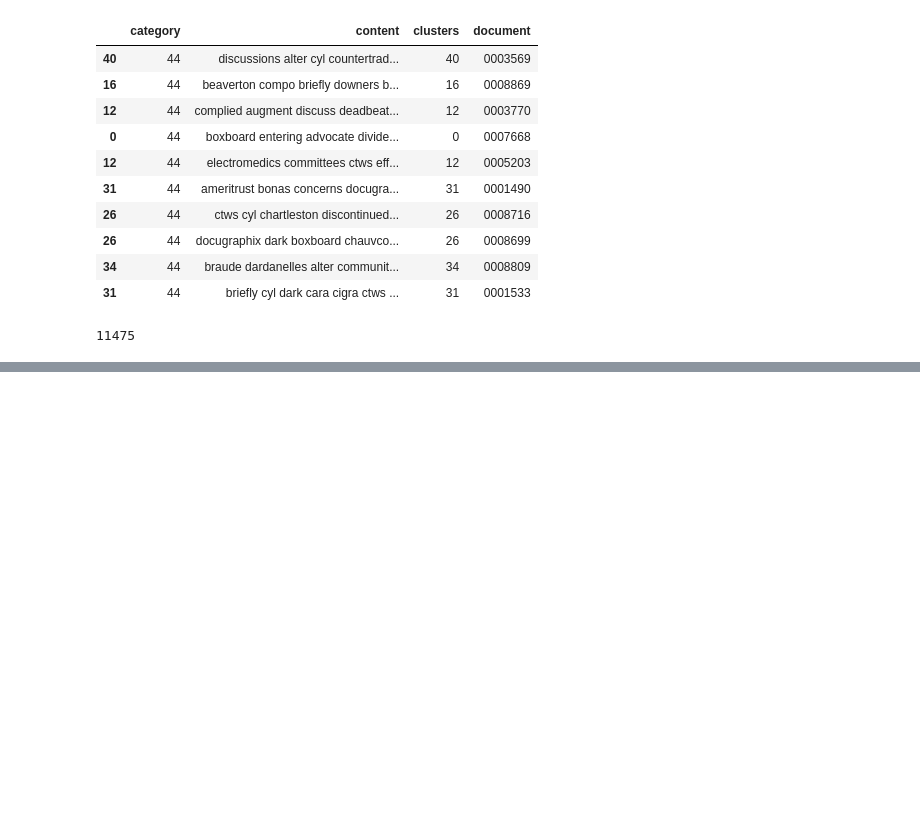
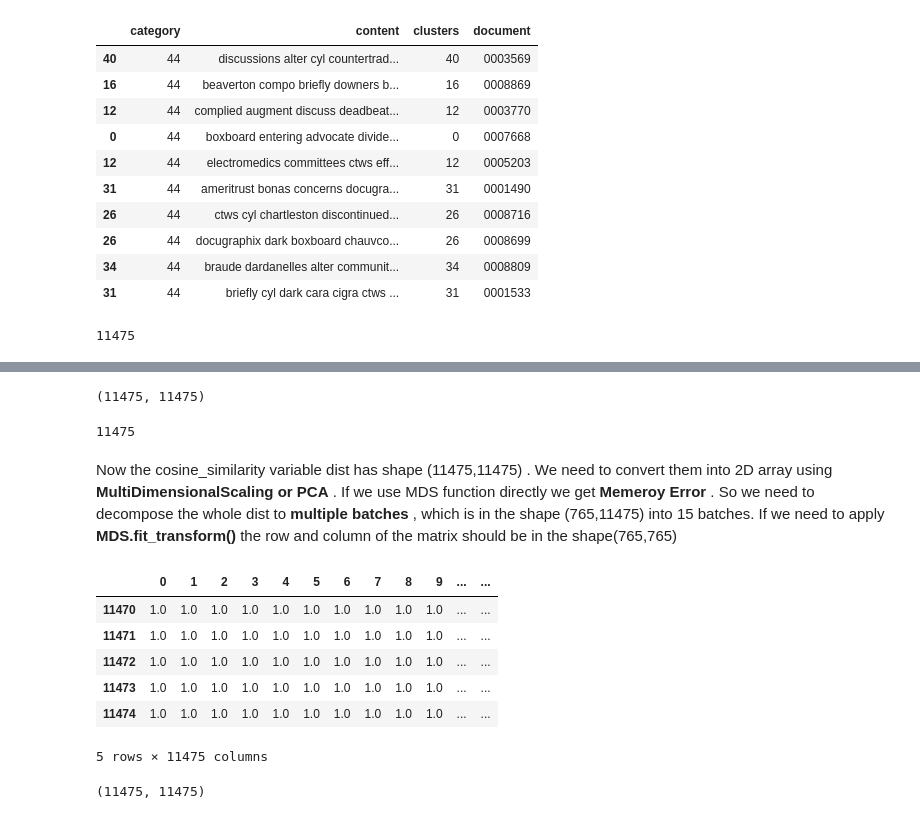
Before and after one commit to Madhivarman/DR, a Jupyter notebook: clustering/Clustering.ipynb, the cells around one changed output, grey strips where cells are left out. Drawn from its saved outputs; the diff is of its cells as text; code cells hidden in the pictures; blank space fills up the shorter version.

```diff
--- a/clustering/Clustering.ipynb
+++ b/clustering/Clustering.ipynb
@@ -333,0 +365,4 @@ Clusters 49 Documents: 0001949 0008002 0006696 0007447 0001055 0005809 0006291 0
+# %%
+dist.shape
+# %% [output]
+(11475, 11475)
@@ -333,0 +381,19 @@ Clusters 49 Documents: 0001949 0008002 0006696 0007447 0001055 0005809 0006291 0
+# %%
+len(dist_as_batch[0][1]) #the matrix is in shape(765,11475)
+# %% [output]
+11475
+# %% [markdown]
+Now the cosine_similarity variable dist has shape (11475,11475) . We need to convert them into 2D array using **MultiDimensionalScaling or PCA** . If we use MDS function directly we get **Memeroy Error** . So we need to decompose the whole dist to **multiple batches** , which is in the shape (765,11475)  into 15 batches. If we need to apply **MDS.fit_transform()** the row and column of the matrix should be in the shape(765,765)
+# %%
+#convert the dist into DatFrame
+dist_dataFrame = pd.DataFrame(data=dist,index=None,)
+# %%
+dist_dataFrame.tail()
+# %% [output]
+|  | 0 | 1 | 2 | 3 | 4 | 5 | 6 | 7 | 8 | 9 | ... | ... |
+| 11470 | 1.0 | 1.0 | 1.0 | 1.0 | 1.0 | 1.0 | 1.0 | 1.0 | 1.0 | 1.0 | ... | ... |
+| 11471 | 1.0 | 1.0 | 1.0 | 1.0 | 1.0 | 1.0 | 1.0 | 1.0 | 1.0 | 1.0 | ... | ... |
+| 11472 | 1.0 | 1.0 | 1.0 | 1.0 | 1.0 | 1.0 | 1.0 | 1.0 | 1.0 | 1.0 | ... | ... |
+| 11473 | 1.0 | 1.0 | 1.0 | 1.0 | 1.0 | 1.0 | 1.0 | 1.0 | 1.0 | 1.0 | ... | ... |
+| 11474 | 1.0 | 1.0 | 1.0 | 1.0 | 1.0 | 1.0 | 1.0 | 1.0 | 1.0 | 1.0 | ... | ... |
+5 rows × 11475 columns
@@ -333,0 +410,4 @@ Clusters 49 Documents: 0001949 0008002 0006696 0007447 0001055 0005809 0006291 0
+# %%
+dist_as_np.shape
+# %% [output]
+(11475, 11475)
```
Also changed, not shown: parts of 24 cells of this notebook.
